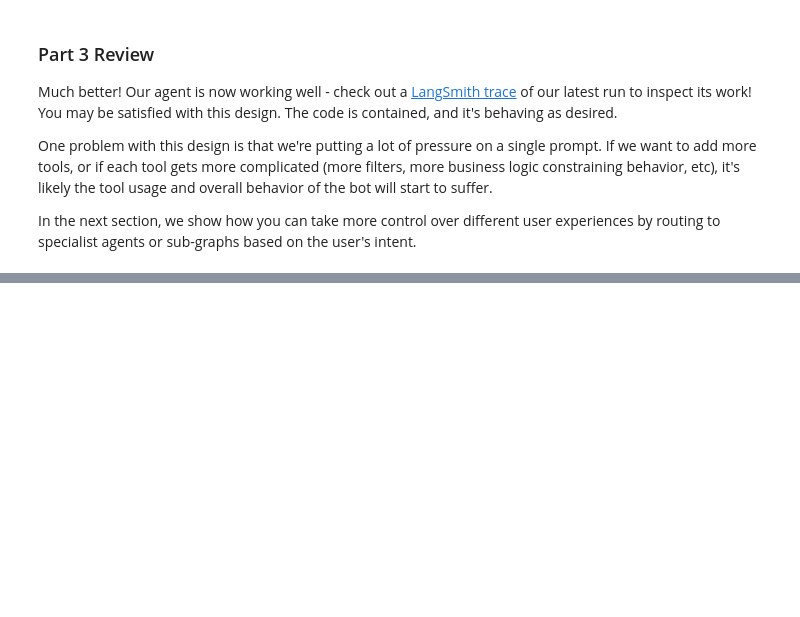
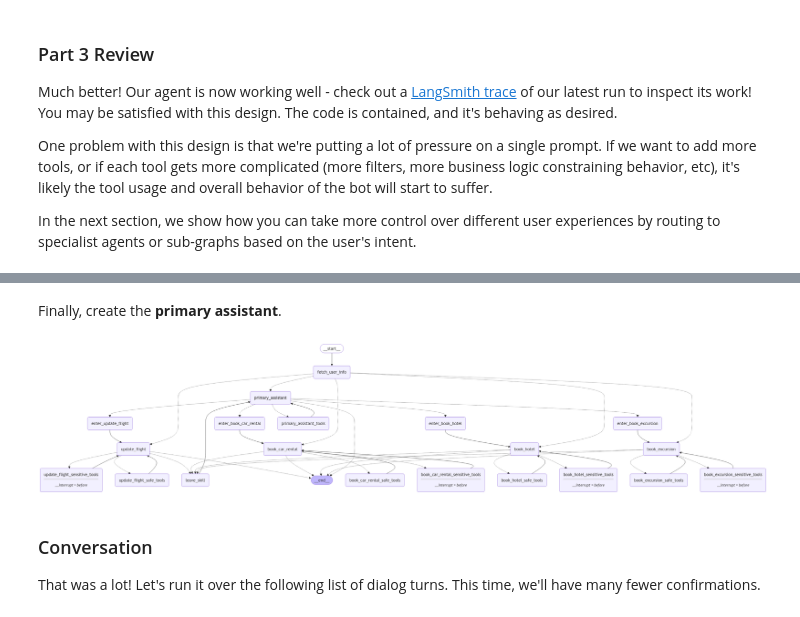
Before and after one commit to ahn283/learning, a Jupyter notebook: llm/langgraph/3_chabots_customer_support.ipynb, the cells around one changed output, grey strips where cells are left out. Saved outputs shown, nothing was run; the diff lists cells and outputs as text; code cells hidden in the pictures; blank space fills up the shorter version.

```diff
--- a/llm/langgraph/3_chabots_customer_support.ipynb
+++ b/llm/langgraph/3_chabots_customer_support.ipynb
@@ -1551,0 +1891,23 @@ In the diagram above, each square wraps an agentic, focused workflow. The primar
+# %%
+from typing import Callable
+
+from langchain_core.messages import ToolMessage
+
+def create_entry_node(assistant_name: str, new_dialog_state: str) -> Callable:
+    def entry_node(state: State) -> dict:
+        tool_call_id = state["messages"][-1].tool_calls[0]["id"]
+        return {
+            "messages": [
+                ToolMessage(
+                    content=f"The assistant is now the {assistant_name}. Reflect on the above conversation between the host assistant and the user."
+                    f" The user's intent is unsatisfied. Use the provided tools to assist the user. Remeber, you are {assistant_name}."
+                    " and the booking, update, other action is not complete unitl after you have successfully invoked the appropriate tool."
+                    " If the user changes their mind or needs help for other tasks, call the CompleteOrEscalate function to let the primary host assistant take control. "
+                    " Do not mention who you are - just as the proxy for the assistant.",
+                    tool_call_id=tool_call_id
+                )
+            ],
+            "dialog_state": new_dialog_state
+        }
+
+    return entry_node
@@ -1551,0 +1918,14 @@ In the diagram above, each square wraps an agentic, focused workflow. The primar
+# %%
+from typing import Literal
+
+from langgraph.checkpoint.memory import MemorySaver
+from langgraph.graph import StateGraph
+from langgraph.prebuilt import tools_condition
+
+builder = StateGraph(State)
+
+def user_info(state: State):
+    return {"user_info": fetch_user_flight_information.invoke({})}
+
+builder.add_node("fetch_user_info", user_info)
+builder.add_edge(START, "fetch_user_info")
@@ -1551,0 +2144,2 @@ In the diagram above, each square wraps an agentic, focused workflow. The primar
+# %% [markdown]
+Finally, create the **primary assistant**.
@@ -1551,0 +2219,14 @@ In the diagram above, each square wraps an agentic, focused workflow. The primar
+# %%
+from IPython.display import Image, display
+
+try:
+    display(Image(part_4_graph.get_graph(xray=True).draw_mermaid_png()))
+except Exception:
+    # This requires some extra dependencies and is optional
+    pass
+# %% [output]
+[figure, added]
+# %% [markdown]
+### Conversation
+
+That was a lot! Let's run it over the following list of dialog turns. This time, we'll have many fewer confirmations.
```
Also changed, not shown: parts of 18 cells of this notebook.
